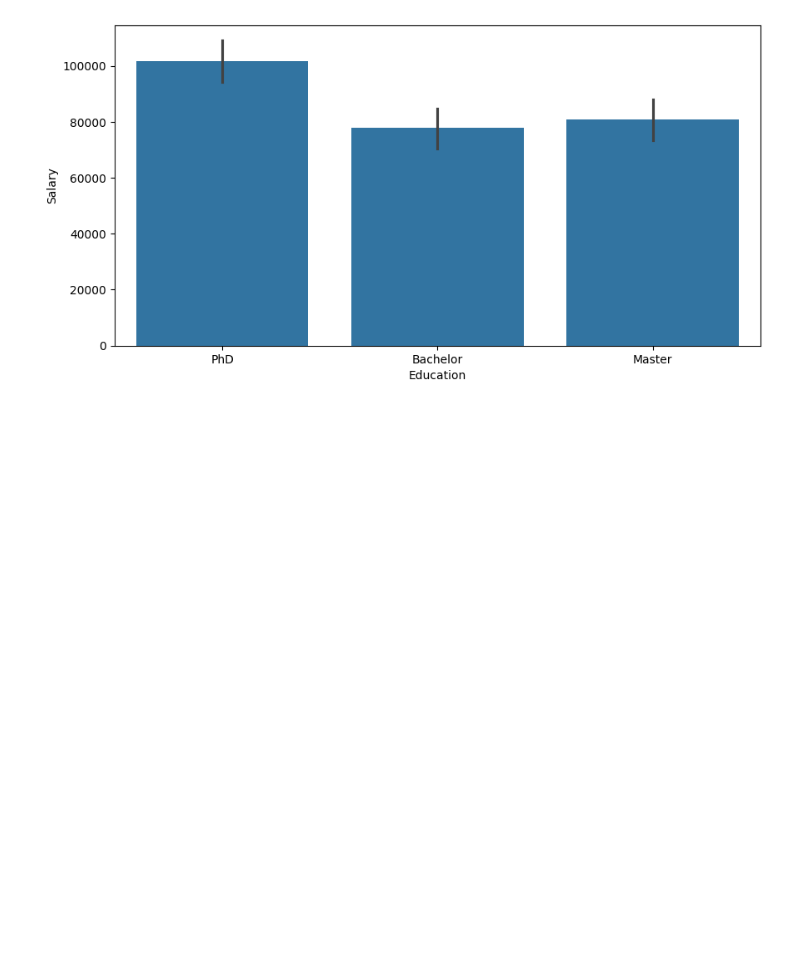
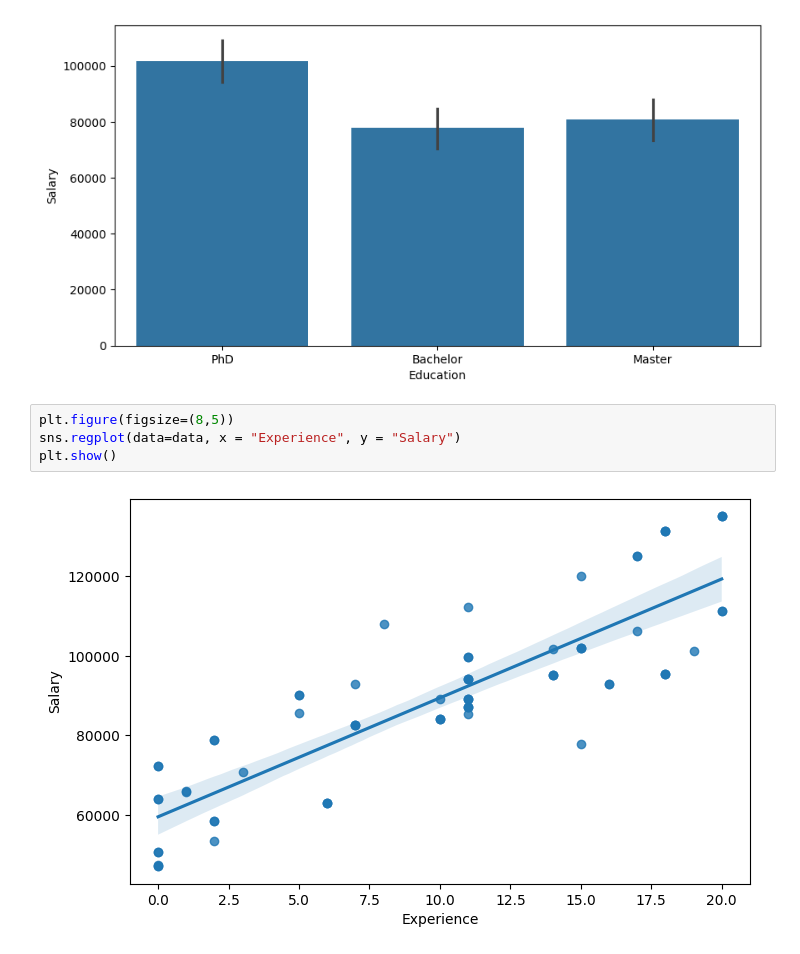
Before and after one commit to DeepuKun/Machine-Learning-Practice, a Jupyter notebook: EDAMat.ipynb, the cells around one changed output. Drawn from its saved outputs; the diff is of its cells as text; blank space fills up the shorter version.

```diff
--- a/EDAMat.ipynb
+++ b/EDAMat.ipynb
@@ -127,3 +127,9 @@ sns.barplot(data=data, x = "Education", y = "Salary")
 plt.show()
 # %% [output]
 [figure]
+# %%
+plt.figure(figsize=(8,5))
+sns.regplot(data=data, x = "Experience", y = "Salary")
+plt.show()
+# %% [output]
+[figure, added]
```
